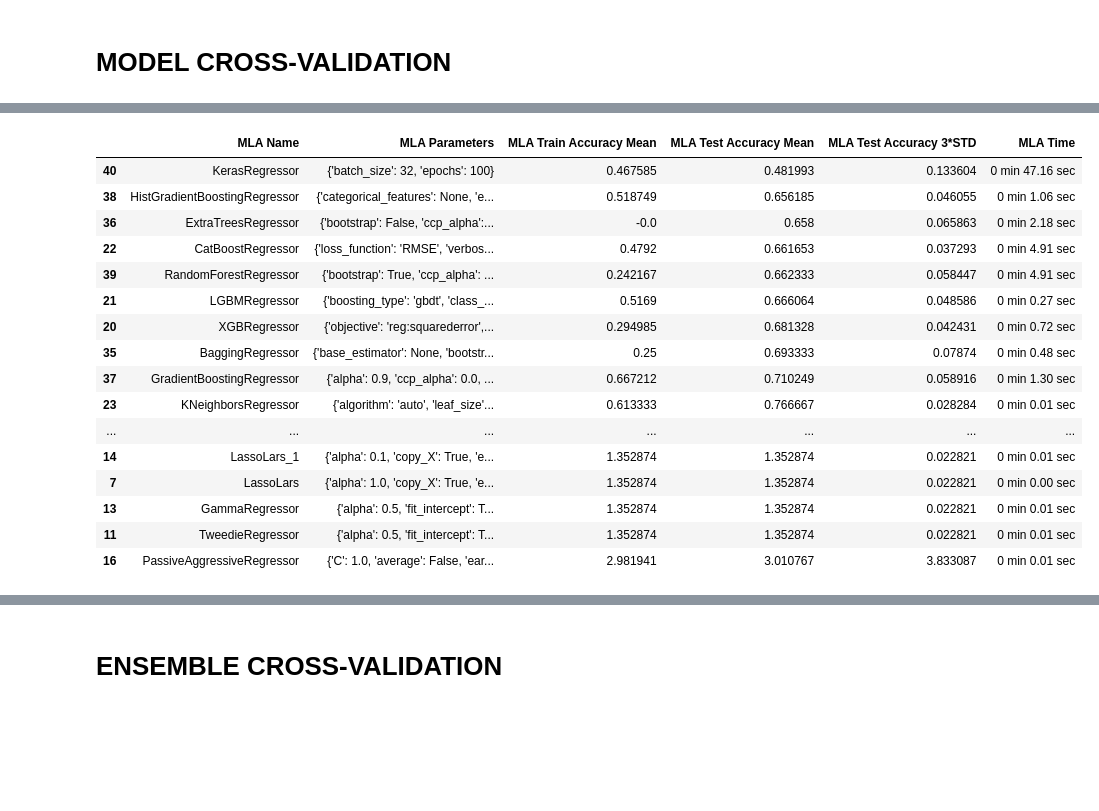
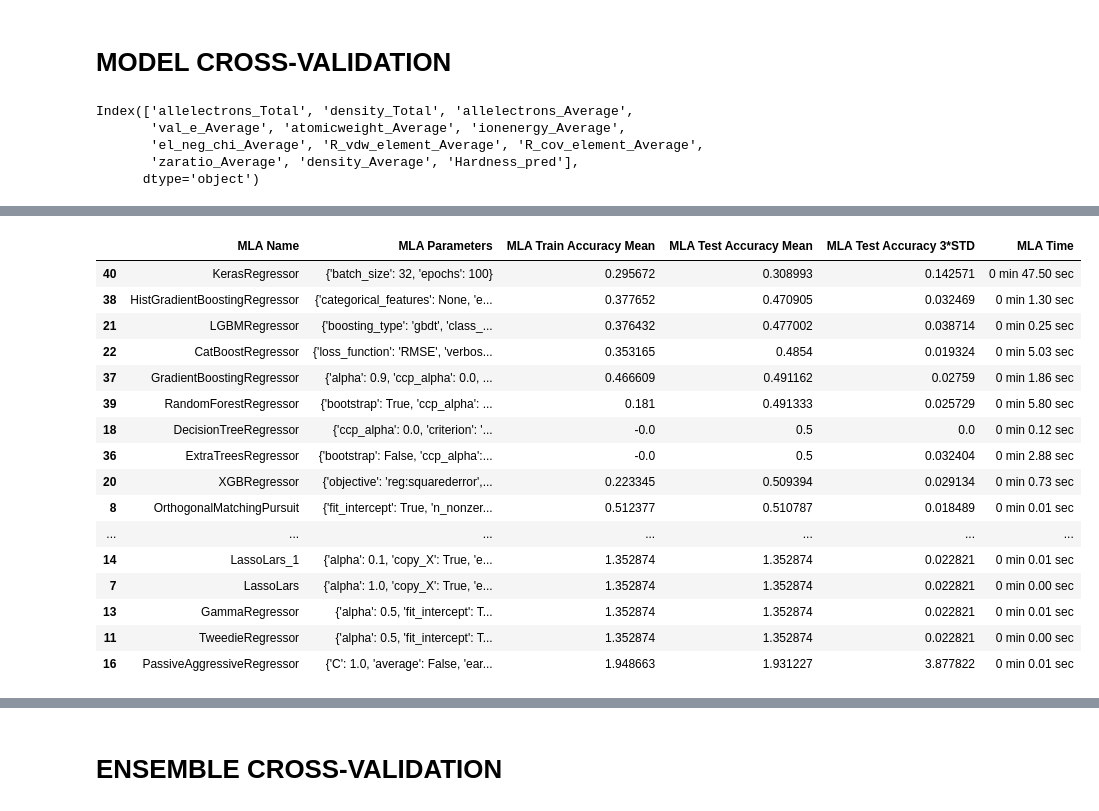
Before and after one commit to hardboyvino/kaggle_competition, a Jupyter notebook: playground_3.25/preprocess.ipynb, the cells around one changed output, grey strips where cells are left out. Drawn from its saved outputs; the diff is of its cells as text; code cells hidden in the pictures; blank space fills up the shorter version.

```diff
--- a/playground_3.25/preprocess.ipynb
+++ b/playground_3.25/preprocess.ipynb
@@ -202,9 +220,26 @@ def loss_fn(y_true, y_pred):
 
 def metric_fn(y_true, y_pred):
     return tfp.stats.percentile(tf.abs(y_true - y_pred), q=100) - tfp.stats.percentile(tf.abs(y_true - y_pred), q=0)
+# %%
+model_pre = LGBMRegressor(random_state=5)
+model_pre.fit(train[num_var], train[TARGET])
+
+train_new = train[num_var].copy()
+test_new = test[num_var].copy()
+train_new['Hardness_pred'] = model_pre.predict(train[num_var])
+test_new['Hardness_pred'] = model_pre.predict(test[num_var])
+# %%
+train_new.columns
+# %% [output]
+Index(['allelectrons_Total', 'density_Total', 'allelectrons_Average',
+       'val_e_Average', 'atomicweight_Average', 'ionenergy_Average',
+       'el_neg_chi_Average', 'R_vdw_element_Average', 'R_cov_element_Average',
+       'zaratio_Average', 'density_Average', 'Hardness_pred'],
+      dtype='object')
 # %%
 early_stopping = tf.keras.callbacks.EarlyStopping(monitor='val_loss', patience=30, restore_best_weights=True, mode='min')
 reduce_LR = tf.keras.callbacks.ReduceLROnPlateau(monitor='val_loss', patience=5, min_lr=0.00001,factor=0.8)
+terminate = tf.keras.callbacks.TerminateOnNaN()
 
 class KerasRegressor(BaseEstimator, RegressorMixin):
     def __init__(self, epochs=100, batch_size=32):
@@ -214,8 +249,8 @@ class KerasRegressor(BaseEstimator, RegressorMixin):
 
     def build_model(self):
         model = tf.keras.models.Sequential([
-            tf.keras.layers.InputLayer(input_shape=(len(num_var),)),
-            tf.keras.layers.BatchNormalization(),
+            tf.keras.layers.InputLayer(input_shape=(len(train_new.columns),)),
+            tf.keras.layers.BatchNormalization(epsilon=0.00001),
             tf.keras.layers.Dense(64, activation='relu'),
             tf.keras.layers.Dense(128, activation='relu'),
             tf.keras.layers.Dense(1)
@@ -226,7 +261,12 @@ class KerasRegressor(BaseEstimator, RegressorMixin):
         return model
 
     def fit(self, X, y):
-        self.model.fit(X, y, epochs=self.epochs, batch_size=self.batch_size, verbose=0, callbacks=[early_stopping,reduce_LR], validation_split=0.1)
+        self.model.fit(X, y, epochs=self.epochs,
+                       batch_size=self.batch_size,
+                       verbose=0,
+                       class_weight=model_pre.class_weight,
+                       callbacks=[early_stopping,reduce_LR],
+                       validation_split=0.1)
         return self
 
     def predict(self, X):
@@ -466,7 +365,7 @@ for alg in MLA:
 
 	"""score model with cross validation: http://scikit-learn.org/stable/modules/generated/sklearn.model_selection.cross_validate.html#sklearn.model_selection.cross_validate"""
 
-	cv_results = cross_validate(alg, train[num_var], train[TARGET], cv=cv_split_trial, scoring=scoring, return_train_score=True)
+	cv_results = cross_validate(alg, train_new, train[TARGET], cv=cv_split_trial, scoring=scoring, return_train_score=True)
 
 	# Calculate mean time in seconds
 	mean_fit_time = cv_results['fit_time'].mean()
@@ -514,20 +413,20 @@ Wall time: 3min 48s
 |  | MLA Name | MLA Parameters | MLA Train Accuracy Mean | MLA Test Accuracy Mean | MLA Test Accuracy 3*STD | MLA Time |
-| 40 | KerasRegressor | {'batch_size': 32, 'epochs': 100} | 0.467585 | 0.481993 | 0.133604 | 0 min 47.16 sec |
-| 38 | HistGradientBoostingRegressor | {'categorical_features': None, 'e... | 0.518749 | 0.656185 | 0.046055 | 0 min 1.06 sec |
-| 36 | ExtraTreesRegressor | {'bootstrap': False, 'ccp_alpha':... | -0.0 | 0.658 | 0.065863 | 0 min 2.18 sec |
-| 22 | CatBoostRegressor | {'loss_function': 'RMSE', 'verbos... | 0.4792 | 0.661653 | 0.037293 | 0 min 4.91 sec |
-| 39 | RandomForestRegressor | {'bootstrap': True, 'ccp_alpha': ... | 0.242167 | 0.662333 | 0.058447 | 0 min 4.91 sec |
-| 21 | LGBMRegressor | {'boosting_type': 'gbdt', 'class_... | 0.5169 | 0.666064 | 0.048586 | 0 min 0.27 sec |
-| 20 | XGBRegressor | {'objective': 'reg:squarederror',... | 0.294985 | 0.681328 | 0.042431 | 0 min 0.72 sec |
-| 35 | BaggingRegressor | {'base_estimator': None, 'bootstr... | 0.25 | 0.693333 | 0.07874 | 0 min 0.48 sec |
-| 37 | GradientBoostingRegressor | {'alpha': 0.9, 'ccp_alpha': 0.0, ... | 0.667212 | 0.710249 | 0.058916 | 0 min 1.30 sec |
-| 23 | KNeighborsRegressor | {'algorithm': 'auto', 'leaf_size'... | 0.613333 | 0.766667 | 0.028284 | 0 min 0.01 sec |
+| 40 | KerasRegressor | {'batch_size': 32, 'epochs': 100} | 0.295672 | 0.308993 | 0.142571 | 0 min 47.50 sec |
+| 38 | HistGradientBoostingRegressor | {'categorical_features': None, 'e... | 0.377652 | 0.470905 | 0.032469 | 0 min 1.30 sec |
+| 21 | LGBMRegressor | {'boosting_type': 'gbdt', 'class_... | 0.376432 | 0.477002 | 0.038714 | 0 min 0.25 sec |
+| 22 | CatBoostRegressor | {'loss_function': 'RMSE', 'verbos... | 0.353165 | 0.4854 | 0.019324 | 0 min 5.03 sec |
+| 37 | GradientBoostingRegressor | {'alpha': 0.9, 'ccp_alpha': 0.0, ... | 0.466609 | 0.491162 | 0.02759 | 0 min 1.86 sec |
+| 39 | RandomForestRegressor | {'bootstrap': True, 'ccp_alpha': ... | 0.181 | 0.491333 | 0.025729 | 0 min 5.80 sec |
+| 18 | DecisionTreeRegressor | {'ccp_alpha': 0.0, 'criterion': '... | -0.0 | 0.5 | 0.0 | 0 min 0.12 sec |
+| 36 | ExtraTreesRegressor | {'bootstrap': False, 'ccp_alpha':... | -0.0 | 0.5 | 0.032404 | 0 min 2.88 sec |
+| 20 | XGBRegressor | {'objective': 'reg:squarederror',... | 0.223345 | 0.509394 | 0.029134 | 0 min 0.73 sec |
+| 8 | OrthogonalMatchingPursuit | {'fit_intercept': True, 'n_nonzer... | 0.512377 | 0.510787 | 0.018489 | 0 min 0.01 sec |
 | ... | ... | ... | ... | ... | ... | ... |
 | 14 | LassoLars_1 | {'alpha': 0.1, 'copy_X': True, 'e... | 1.352874 | 1.352874 | 0.022821 | 0 min 0.01 sec |
 | 7 | LassoLars | {'alpha': 1.0, 'copy_X': True, 'e... | 1.352874 | 1.352874 | 0.022821 | 0 min 0.00 sec |
 | 13 | GammaRegressor | {'alpha': 0.5, 'fit_intercept': T... | 1.352874 | 1.352874 | 0.022821 | 0 min 0.01 sec |
-| 11 | TweedieRegressor | {'alpha': 0.5, 'fit_intercept': T... | 1.352874 | 1.352874 | 0.022821 | 0 min 0.01 sec |
-| 16 | PassiveAggressiveRegressor | {'C': 1.0, 'average': False, 'ear... | 2.981941 | 3.010767 | 3.833087 | 0 min 0.01 sec |
+| 11 | TweedieRegressor | {'alpha': 0.5, 'fit_intercept': T... | 1.352874 | 1.352874 | 0.022821 | 0 min 0.00 sec |
+| 16 | PassiveAggressiveRegressor | {'C': 1.0, 'average': False, 'ear... | 1.948663 | 1.931227 | 3.877822 | 0 min 0.01 sec |
 # %%
 sns.barplot(x='MLA Test Accuracy Mean', y = 'MLA Name', data = MLA_compare, color = 'm')
 
```
Also changed, not shown: parts of 19 cells of this notebook, 1 other file.
